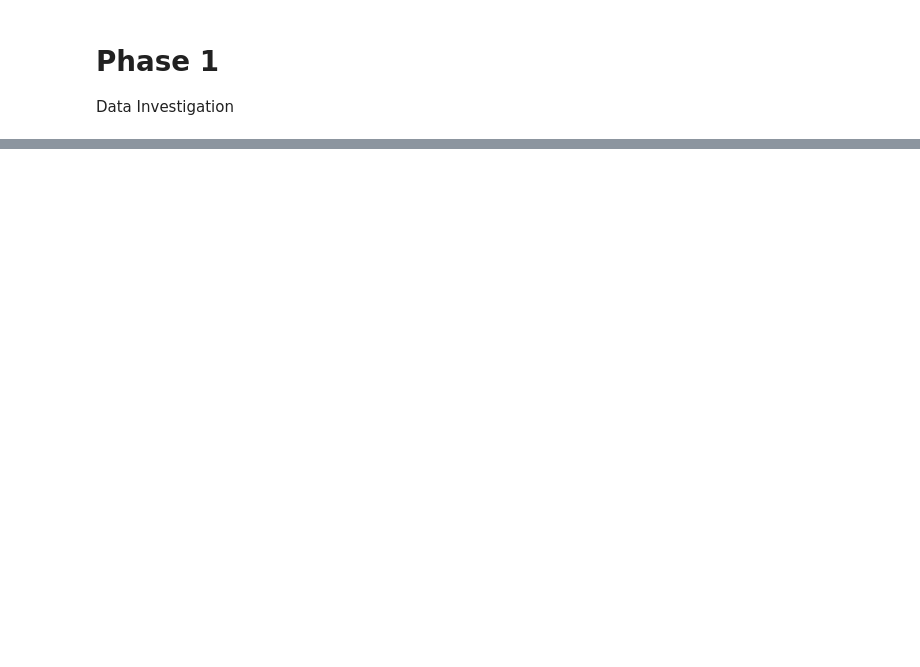
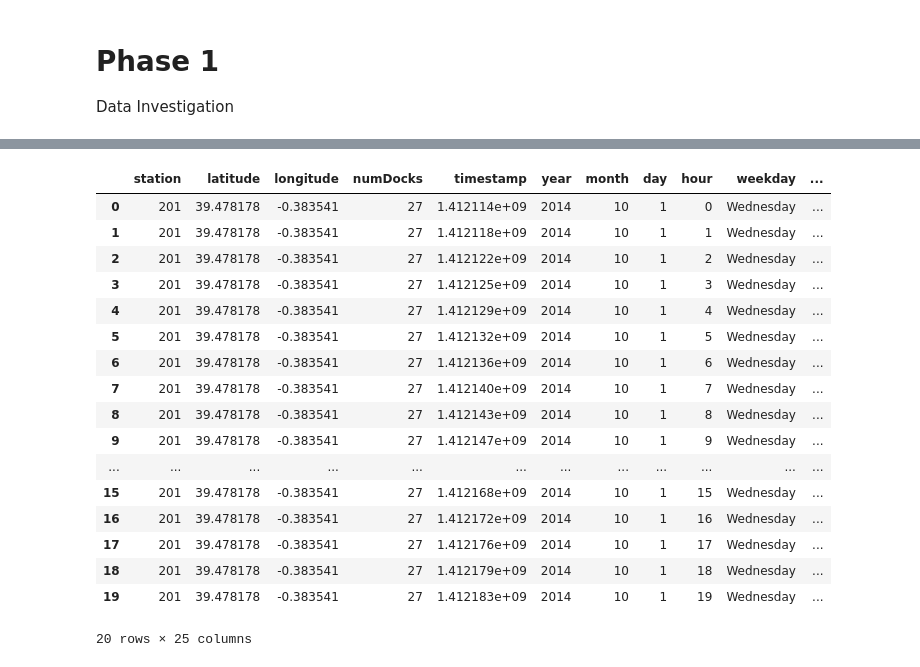
Before and after one commit to isabelladegen/mlp-2021, a Jupyter notebook: notebooks/ExperimentWithPerStationData.ipynb, the cells around one changed output, grey strips where cells are left out. Saved outputs shown, nothing was run; the diff lists cells and outputs as text; code cells hidden in the pictures; blank space fills up the shorter version.

Commit message:
started with basic structure and loading test data

```diff
--- a/notebooks/ExperimentWithPerStationData.ipynb
+++ b/notebooks/ExperimentWithPerStationData.ipynb
@@ -21,0 +210,21 @@ data_201
+# %%
+data_201[:20]
+# %% [output]
+|  | station | latitude | longitude | numDocks | timestamp | year | month | day | hour | weekday | ... |
+| 0 | 201 | 39.478178 | -0.383541 | 27 | 1.412114e+09 | 2014 | 10 | 1 | 0 | Wednesday | ... |
+| 1 | 201 | 39.478178 | -0.383541 | 27 | 1.412118e+09 | 2014 | 10 | 1 | 1 | Wednesday | ... |
+| 2 | 201 | 39.478178 | -0.383541 | 27 | 1.412122e+09 | 2014 | 10 | 1 | 2 | Wednesday | ... |
+| 3 | 201 | 39.478178 | -0.383541 | 27 | 1.412125e+09 | 2014 | 10 | 1 | 3 | Wednesday | ... |
+| 4 | 201 | 39.478178 | -0.383541 | 27 | 1.412129e+09 | 2014 | 10 | 1 | 4 | Wednesday | ... |
+| 5 | 201 | 39.478178 | -0.383541 | 27 | 1.412132e+09 | 2014 | 10 | 1 | 5 | Wednesday | ... |
+| 6 | 201 | 39.478178 | -0.383541 | 27 | 1.412136e+09 | 2014 | 10 | 1 | 6 | Wednesday | ... |
+| 7 | 201 | 39.478178 | -0.383541 | 27 | 1.412140e+09 | 2014 | 10 | 1 | 7 | Wednesday | ... |
+| 8 | 201 | 39.478178 | -0.383541 | 27 | 1.412143e+09 | 2014 | 10 | 1 | 8 | Wednesday | ... |
+| 9 | 201 | 39.478178 | -0.383541 | 27 | 1.412147e+09 | 2014 | 10 | 1 | 9 | Wednesday | ... |
+| ... | ... | ... | ... | ... | ... | ... | ... | ... | ... | ... | ... |
+| 15 | 201 | 39.478178 | -0.383541 | 27 | 1.412168e+09 | 2014 | 10 | 1 | 15 | Wednesday | ... |
+| 16 | 201 | 39.478178 | -0.383541 | 27 | 1.412172e+09 | 2014 | 10 | 1 | 16 | Wednesday | ... |
+| 17 | 201 | 39.478178 | -0.383541 | 27 | 1.412176e+09 | 2014 | 10 | 1 | 17 | Wednesday | ... |
+| 18 | 201 | 39.478178 | -0.383541 | 27 | 1.412179e+09 | 2014 | 10 | 1 | 18 | Wednesday | ... |
+| 19 | 201 | 39.478178 | -0.383541 | 27 | 1.412183e+09 | 2014 | 10 | 1 | 19 | Wednesday | ... |
+20 rows × 25 columns
```
Also changed, not shown: parts of 16 cells of this notebook, 8 other files.
